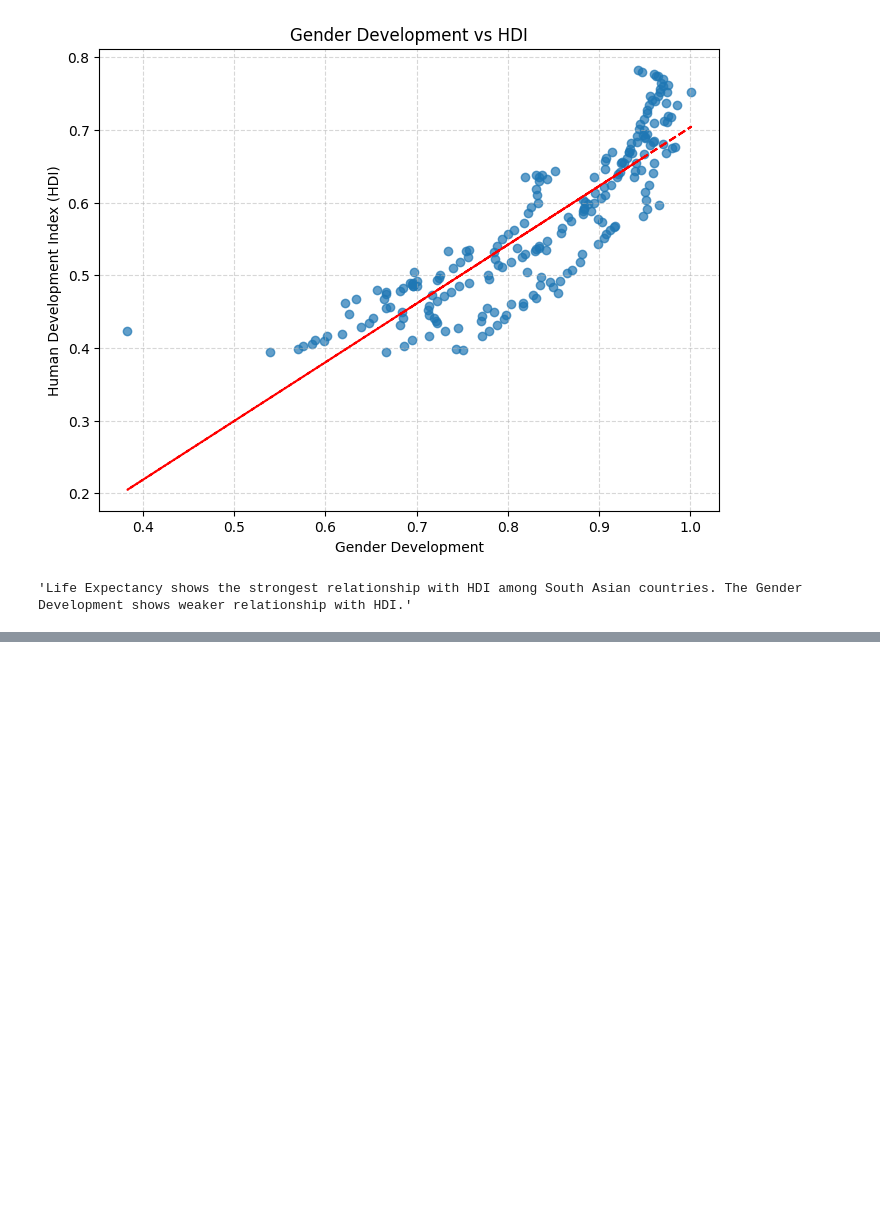
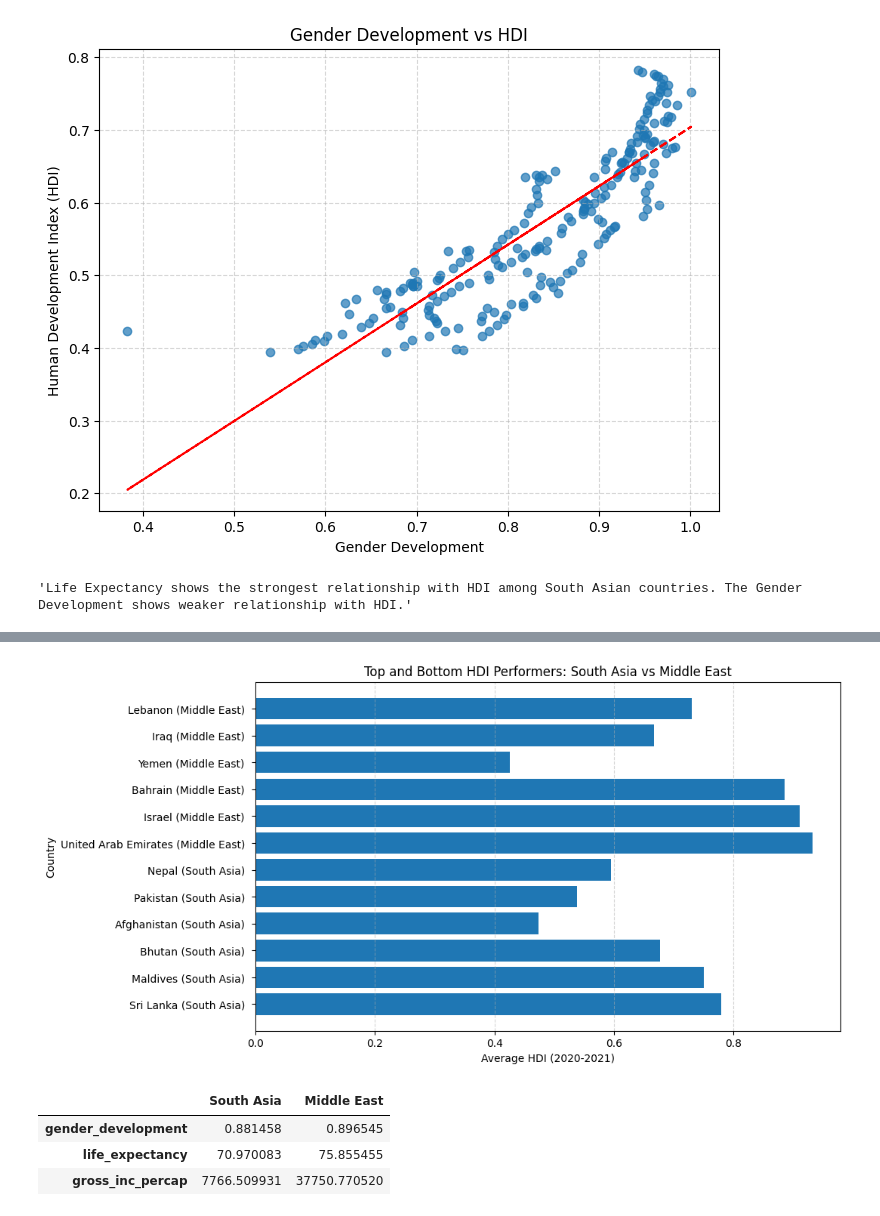
Before and after one commit to Rohit0562-hub/2513246_RohitJoshi, a Jupyter notebook: 2513246_RohitJoshi.ipynb, the cells around one changed output, grey strips where cells are left out. Drawn from its saved outputs; the diff is of its cells as text; code cells hidden in the pictures; blank space fills up the shorter version.

Commit message:
Problem 3 Comparative Regional Analysis.

```diff
--- a/2513246_RohitJoshi.ipynb
+++ b/2513246_RohitJoshi.ipynb
@@ -800,0 +820,19 @@ plt.show()
+# %%
+#3 Top and Bottom Performers
+sa_avg = south_asia.groupby('country')['hdi'].mean().reset_index()
+me_avg = middle_east.groupby('country')['hdi'].mean().reset_index()
+
+sa_top_3 = sa_avg.sort_values('hdi', ascending=False).head(3)
+sa_bottom_3 = sa_avg.sort_values('hdi').head(3)
+
+me_top_3 = me_avg.sort_values('hdi', ascending=False).head(3)
+me_bottom_3 = me_avg.sort_values('hdi').head(3)
+
+combined = pd.concat([
+    sa_top_3.assign(region='South Asia', group='Top 3'),
+    sa_bottom_3.assign(region='South Asia', group='Bottom 3'),
+    me_top_3.assign(region='Middle East', group='Top 3'),
+    me_bottom_3.assign(region='Middle East', group='Bottom 3')
+
+])
+combined
@@ -800,0 +853,29 @@ plt.show()
+# %%
+plt.figure(figsize=(10,6))
+
+labels = combined['country'] + " (" + combined['region'] + ") "
+plt.barh(labels, combined['hdi'])
+
+plt.xlabel('Average HDI (2020-2021)')
+plt.ylabel('Country')
+plt.title('Top and Bottom HDI Performers: South Asia vs Middle East')
+plt.grid(axis='x', linestyle='--', alpha=0.5)
+plt.show()
+# %% [output]
+[figure, added]
+# %%
+#4 Metirc Comparisons
+metrics = ['gender_development', 'life_expectancy', 'gross_inc_percap']
+sa_means = south_asia[metrics].mean()
+me_means = middle_east[metrics].mean()
+
+comparison = pd.DataFrame({
+    'South Asia': sa_means,
+    'Middle East': me_means
+})
+comparison
+# %% [output]
+|  | South Asia | Middle East |
+| gender_development | 0.881458 | 0.896545 |
+| life_expectancy | 70.970083 | 75.855455 |
+| gross_inc_percap | 7766.509931 | 37750.770520 |
```
Also changed, not shown: parts of 25 cells of this notebook.
